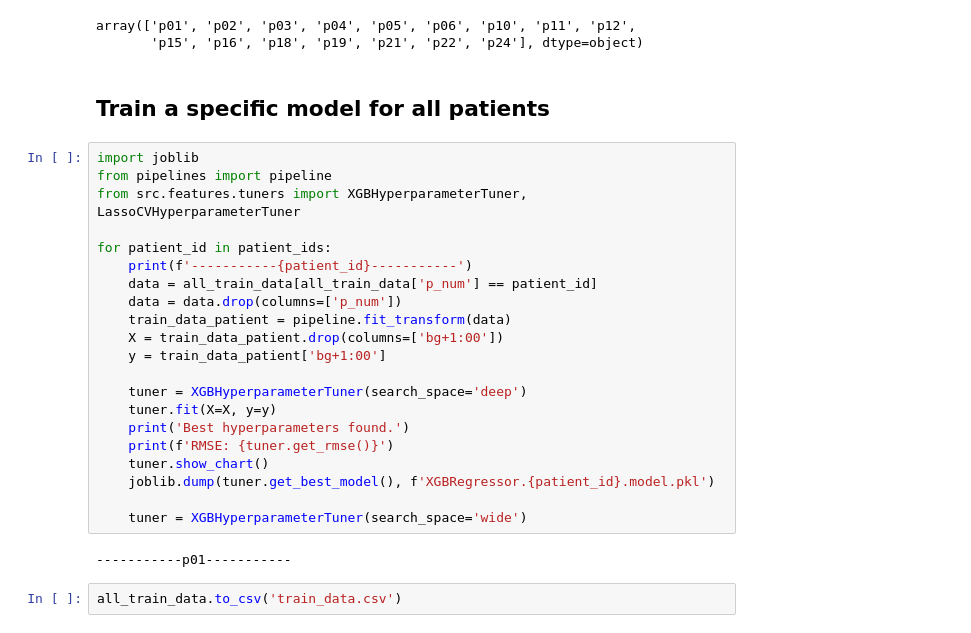
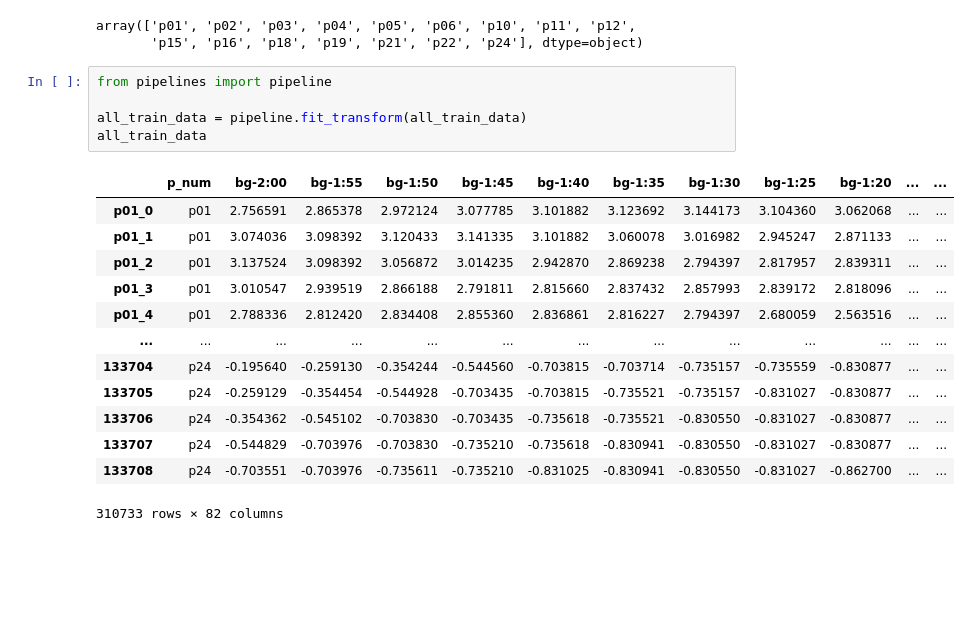
Before and after one commit to masaver/brist1d, a Jupyter notebook: notebooks/ralf/modelling/3.16-one-model-for-each-patient-bg-insulin-cals-2h-5m/01-preprocessing.ipynb, the cells around one changed output. Saved outputs shown, nothing was run; the diff lists cells and outputs as text; blank space fills up the shorter version.

```diff
--- a/notebooks/ralf/modelling/3.16-one-model-for-each-patient-bg-insulin-cals-2h-5m/01-preprocessing.ipynb
+++ b/notebooks/ralf/modelling/3.16-one-model-for-each-patient-bg-insulin-cals-2h-5m/01-preprocessing.ipynb
@@ -63,30 +61,22 @@ patient_ids
 # %% [output]
 array(['p01', 'p02', 'p03', 'p04', 'p05', 'p06', 'p10', 'p11', 'p12',
        'p15', 'p16', 'p18', 'p19', 'p21', 'p22', 'p24'], dtype=object)
-# %% [markdown]
-## Train a specific model for all patients
-# %%
-import joblib
-from pipelines import pipeline
-from src.features.tuners import XGBHyperparameterTuner, LassoCVHyperparameterTuner
-
-for patient_id in patient_ids:
-    print(f'-----------{patient_id}-----------')
-    data = all_train_data[all_train_data['p_num'] == patient_id]
-    data = data.drop(columns=['p_num'])
-    train_data_patient = pipeline.fit_transform(data)
-    X = train_data_patient.drop(columns=['bg+1:00'])
-    y = train_data_patient['bg+1:00']
-
-    tuner = XGBHyperparameterTuner(search_space='deep')
-    tuner.fit(X=X, y=y)
-    print('Best hyperparameters found.')
-    print(f'RMSE: {tuner.get_rmse()}')
-    tuner.show_chart()
-    joblib.dump(tuner.get_best_model(), f'XGBRegressor.{patient_id}.model.pkl')
-
-    tuner = XGBHyperparameterTuner(search_space='wide')
-# %% [output]
------------p01-----------
-# %%
-all_train_data.to_csv('train_data.csv')
+# %%
+from pipelines import pipeline
+
+all_train_data = pipeline.fit_transform(all_train_data)
+all_train_data
+# %% [output]
+|  | p_num | bg-2:00 | bg-1:55 | bg-1:50 | bg-1:45 | bg-1:40 | bg-1:35 | bg-1:30 | bg-1:25 | bg-1:20 | ... | ... |
+| p01_0 | p01 | 2.756591 | 2.865378 | 2.972124 | 3.077785 | 3.101882 | 3.123692 | 3.144173 | 3.104360 | 3.062068 | ... | ... |
+| p01_1 | p01 | 3.074036 | 3.098392 | 3.120433 | 3.141335 | 3.101882 | 3.060078 | 3.016982 | 2.945247 | 2.871133 | ... | ... |
+| p01_2 | p01 | 3.137524 | 3.098392 | 3.056872 | 3.014235 | 2.942870 | 2.869238 | 2.794397 | 2.817957 | 2.839311 | ... | ... |
+| p01_3 | p01 | 3.010547 | 2.939519 | 2.866188 | 2.791811 | 2.815660 | 2.837432 | 2.857993 | 2.839172 | 2.818096 | ... | ... |
+| p01_4 | p01 | 2.788336 | 2.812420 | 2.834408 | 2.855360 | 2.836861 | 2.816227 | 2.794397 | 2.680059 | 2.563516 | ... | ... |
+| ... | ... | ... | ... | ... | ... | ... | ... | ... | ... | ... | ... | ... |
+| 133704 | p24 | -0.195640 | -0.259130 | -0.354244 | -0.544560 | -0.703815 | -0.703714 | -0.735157 | -0.735559 | -0.830877 | ... | ... |
+| 133705 | p24 | -0.259129 | -0.354454 | -0.544928 | -0.703435 | -0.703815 | -0.735521 | -0.735157 | -0.831027 | -0.830877 | ... | ... |
+| 133706 | p24 | -0.354362 | -0.545102 | -0.703830 | -0.703435 | -0.735618 | -0.735521 | -0.830550 | -0.831027 | -0.830877 | ... | ... |
+| 133707 | p24 | -0.544829 | -0.703976 | -0.703830 | -0.735210 | -0.735618 | -0.830941 | -0.830550 | -0.831027 | -0.830877 | ... | ... |
+| 133708 | p24 | -0.703551 | -0.703976 | -0.735611 | -0.735210 | -0.831025 | -0.830941 | -0.830550 | -0.831027 | -0.862700 | ... | ... |
+310733 rows × 82 columns
```
Also changed, not shown: parts of 1 cell of this notebook, 7 other files.
